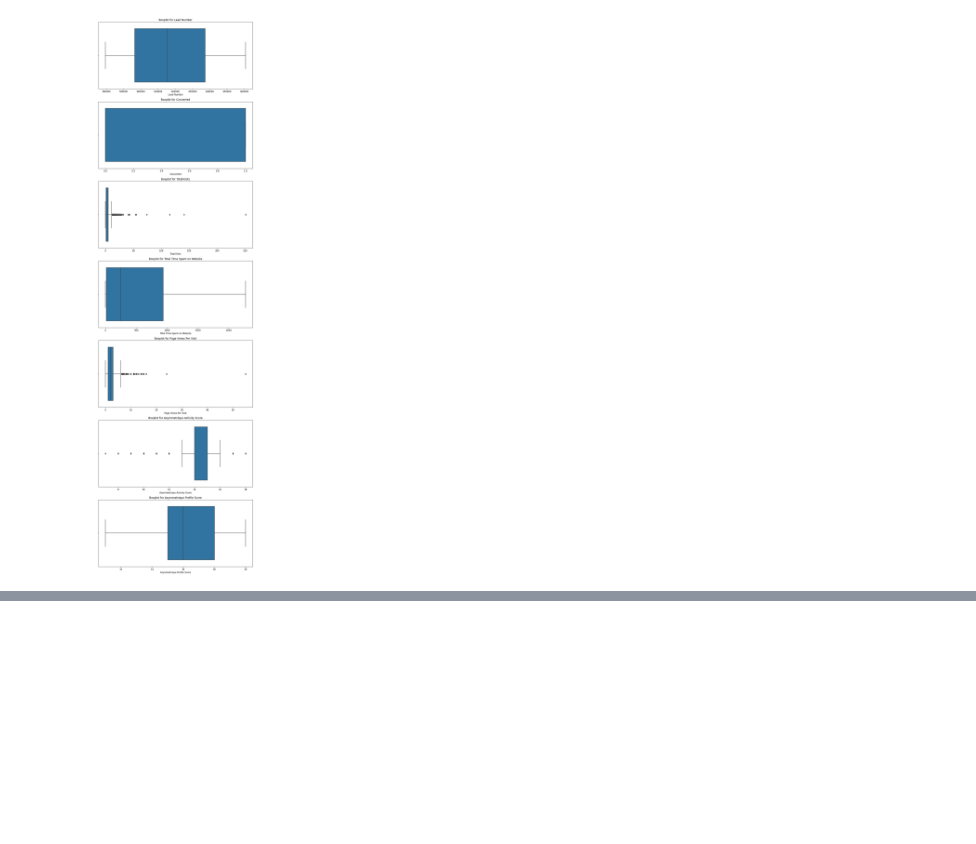
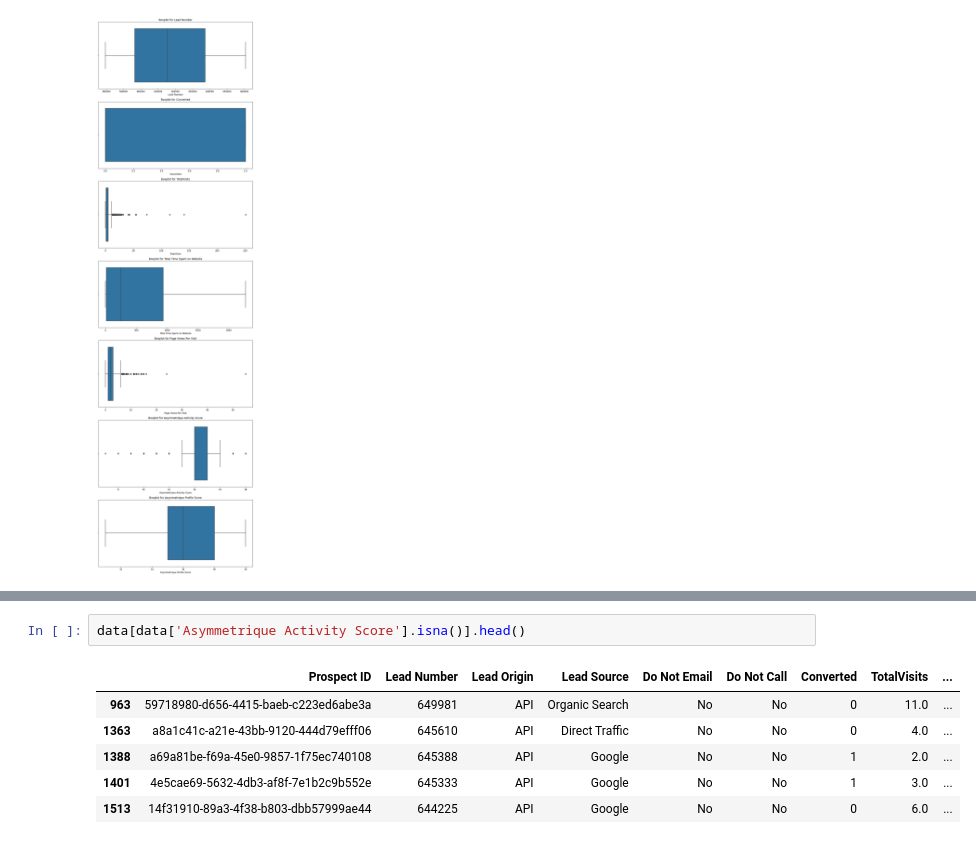
Before and after one commit to dhimanarya/Lead_Scoring_Case_Study, a Jupyter notebook: code file.ipynb, the cells around one changed output, grey strips where cells are left out. Drawn from its saved outputs; the diff is of its cells as text; blank space fills up the shorter version.

```diff
--- a/code file.ipynb
+++ b/code file.ipynb
@@ -271,0 +355,9 @@ plt.show()
+# %%
+data[data['Asymmetrique Activity Score'].isna()].head()
+# %% [output]
+|  | Prospect ID | Lead Number | Lead Origin | Lead Source | Do Not Email | Do Not Call | Converted | TotalVisits | ... |
+| 963 | 59718980-d656-4415-baeb-c223ed6abe3a | 649981 | API | Organic Search | No | No | 0 | 11.0 | ... |
+| 1363 | a8a1c41c-a21e-43bb-9120-444d79efff06 | 645610 | API | Direct Traffic | No | No | 0 | 4.0 | ... |
+| 1388 | a69a81be-f69a-45e0-9857-1f75ec740108 | 645388 | API | Google | No | No | 1 | 2.0 | ... |
+| 1401 | 4e5cae69-5632-4db3-af8f-7e1b2c9b552e | 645333 | API | Google | No | No | 1 | 3.0 | ... |
+| 1513 | 14f31910-89a3-4f38-b803-dbb57999ae44 | 644225 | API | Google | No | No | 0 | 6.0 | ... |
```
Also changed, not shown: parts of 20 cells of this notebook.
